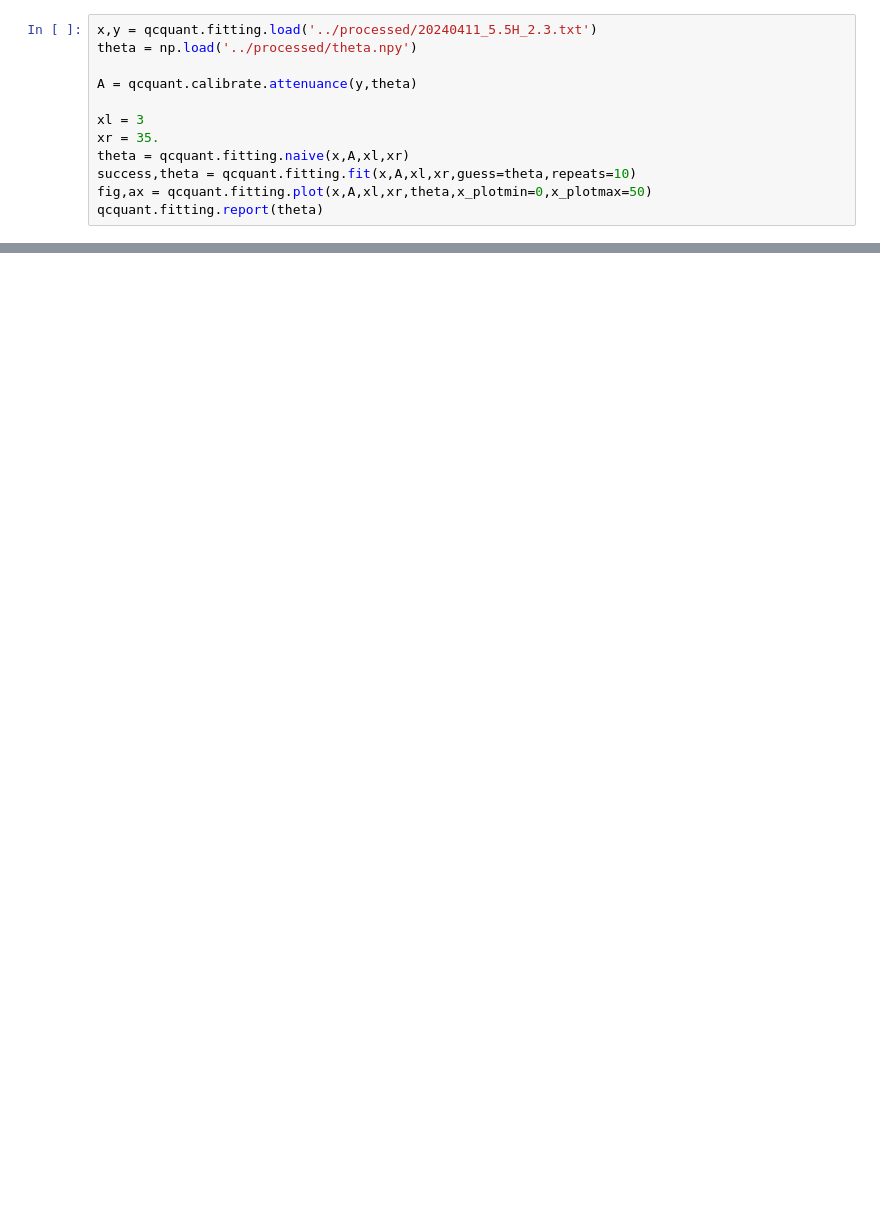
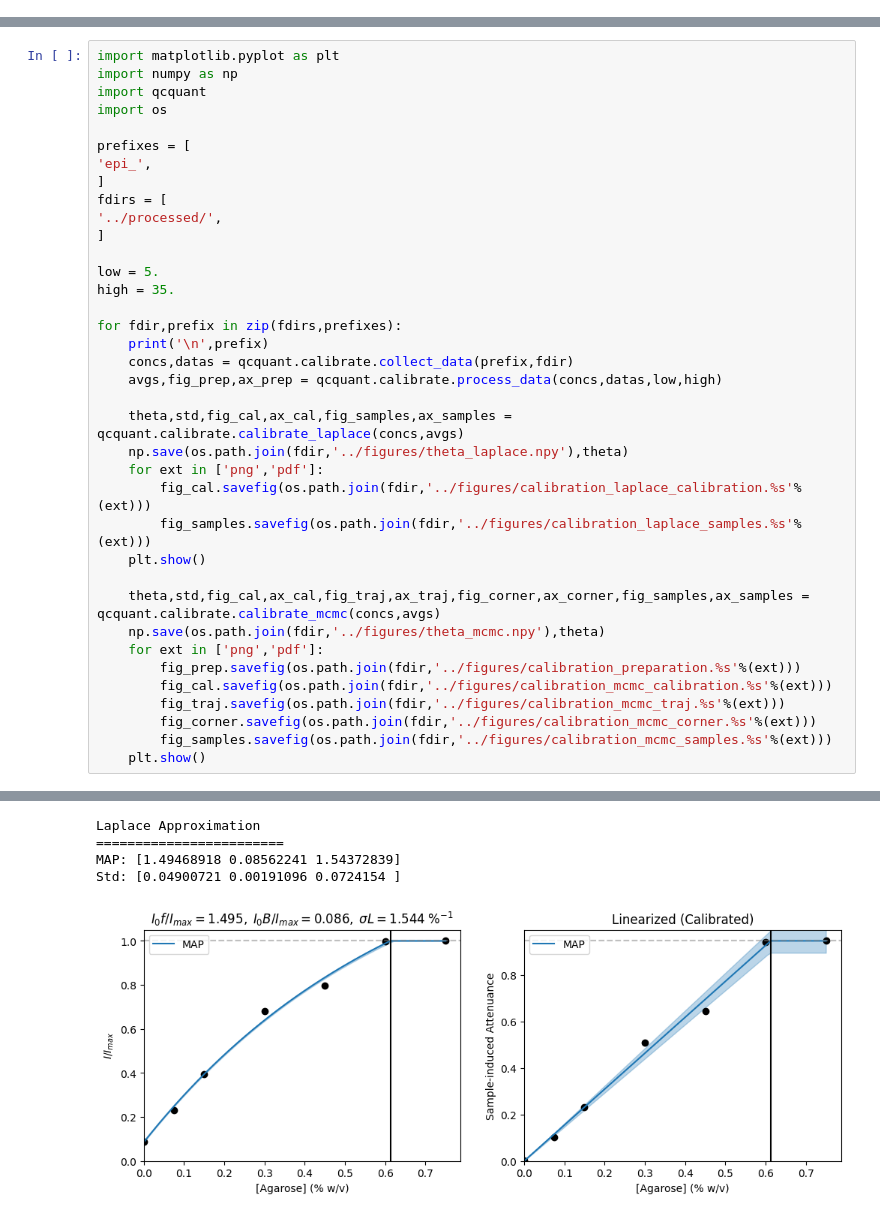
Before and after one commit to ckinzthompson/qcquant, a Jupyter notebook: example_data/notebooks/example_calibrate.ipynb, the cells around one changed output, grey strips where cells are left out. Cells and saved outputs as stored; diff of their text form; blank space fills up the shorter version.

Commit message:
updates calibration to include uncertainy

```diff
--- a/example_data/notebooks/example_calibrate.ipynb
+++ b/example_data/notebooks/example_calibrate.ipynb
@@ -34,12 +0,0 @@ fig2.savefig('../figures/calibration_linearization.png')
-# %%
-x,y = qcquant.fitting.load('../processed/20240411_5.5H_2.3.txt')
-theta = np.load('../processed/theta.npy')
-
-A = qcquant.calibrate.attenuance(y,theta)
-
-xl = 3
-xr = 35.
-theta = qcquant.fitting.naive(x,A,xl,xr)
-success,theta = qcquant.fitting.fit(x,A,xl,xr,guess=theta,repeats=10)
-fig,ax = qcquant.fitting.plot(x,A,xl,xr,theta,x_plotmin=0,x_plotmax=50)
-qcquant.fitting.report(theta)
@@ -48,0 +3,38 @@ $\rho_0$ = 0.0189 $ \\ $ $b_{\;\;}$ = 0.0490 $ \\ $ $k_g$ = 0.1848 $ \\ $ $k_c$
+# %%
+import matplotlib.pyplot as plt
+import numpy as np
+import qcquant
+import os
+
+prefixes = [
+'epi_',
+]
+fdirs = [
+'../processed/',
+]
+
+low = 5.
+high = 35.
+
+for fdir,prefix in zip(fdirs,prefixes):
+	print('\n',prefix)
+	concs,datas = qcquant.calibrate.collect_data(prefix,fdir)
+	avgs,fig_prep,ax_prep = qcquant.calibrate.process_data(concs,datas,low,high)
+
+	theta,std,fig_cal,ax_cal,fig_samples,ax_samples = qcquant.calibrate.calibrate_laplace(concs,avgs)
+	np.save(os.path.join(fdir,'../figures/theta_laplace.npy'),theta)
+	for ext in ['png','pdf']:
+		fig_cal.savefig(os.path.join(fdir,'../figures/calibration_laplace_calibration.%s'%(ext)))
+		fig_samples.savefig(os.path.join(fdir,'../figures/calibration_laplace_samples.%s'%(ext)))
+	plt.show()
+
+	theta,std,fig_cal,ax_cal,fig_traj,ax_traj,fig_corner,ax_corner,fig_samples,ax_samples = qcquant.calibrate.calibrate_mcmc(concs,avgs)
+	np.save(os.path.join(fdir,'../figures/theta_mcmc.npy'),theta)
+	for ext in ['png','pdf']:
+		fig_prep.savefig(os.path.join(fdir,'../figures/calibration_preparation.%s'%(ext)))
+		fig_cal.savefig(os.path.join(fdir,'../figures/calibration_mcmc_calibration.%s'%(ext)))
+		fig_traj.savefig(os.path.join(fdir,'../figures/calibration_mcmc_traj.%s'%(ext)))
+		fig_corner.savefig(os.path.join(fdir,'../figures/calibration_mcmc_corner.%s'%(ext)))
+		fig_samples.savefig(os.path.join(fdir,'../figures/calibration_mcmc_samples.%s'%(ext)))
+	plt.show()
+# %% [output]
@@ -48,0 +43,5 @@ $\rho_0$ = 0.0189 $ \\ $ $b_{\;\;}$ = 0.0490 $ \\ $ $k_g$ = 0.1848 $ \\ $ $k_c$
+Laplace Approximation
+========================
+MAP: [1.49468918 0.08562241 1.54372839]
+Std: [0.04900721 0.00191096 0.0724154 ]
+[figure, added]
```
Also changed, not shown: parts of 4 cells of this notebook, 5 other files.
